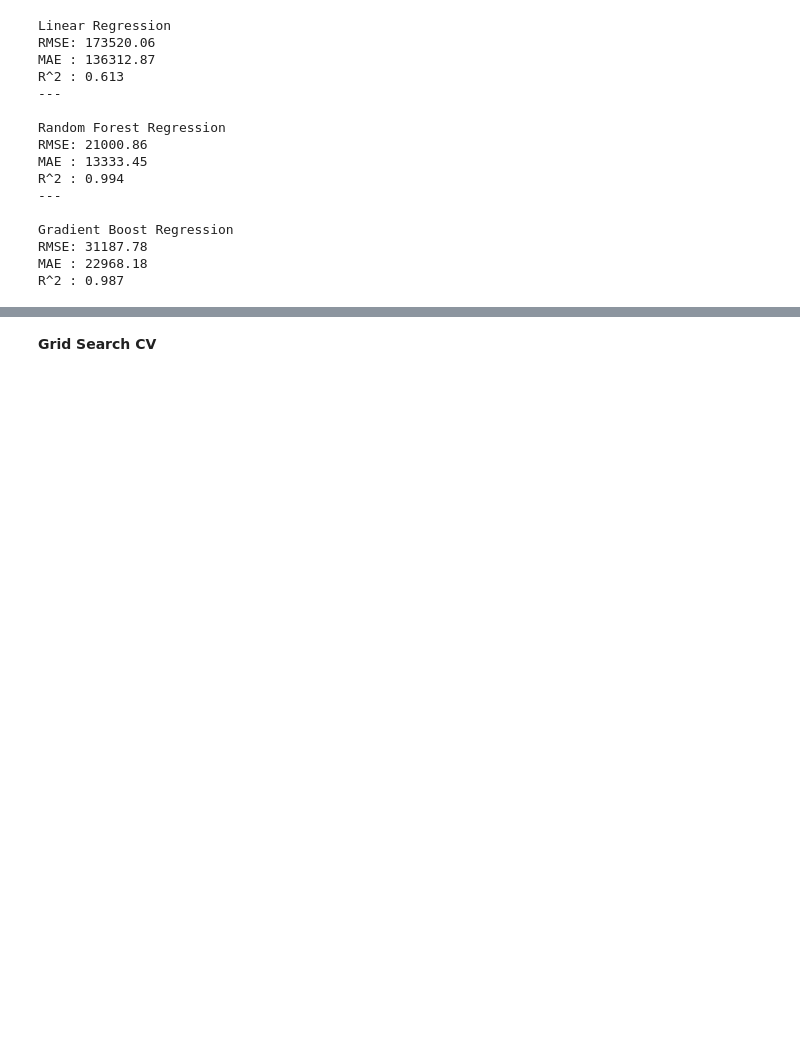
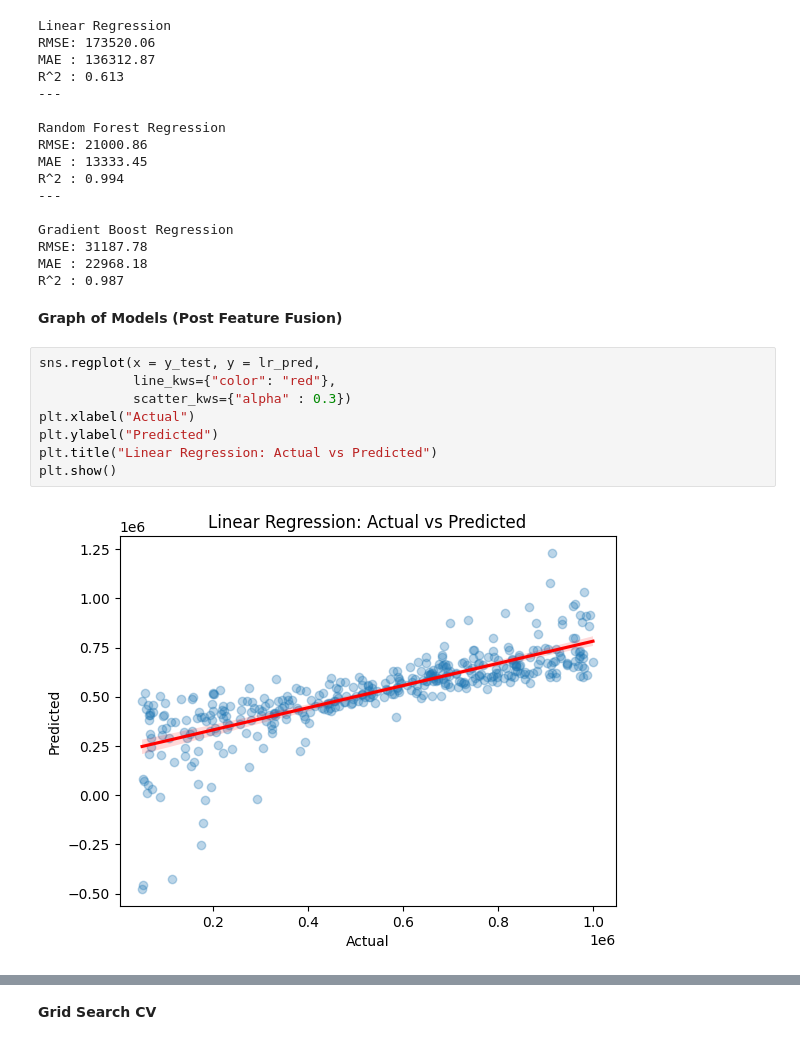
Before and after one commit to CharlizeCo/house_prices_csc481_project, a Jupyter notebook: house_price_prediction_ml.ipynb, the cells around one changed output, grey strips where cells are left out. Cells and saved outputs as stored; diff of their text form; blank space fills up the shorter version.

```diff
--- a/house_price_prediction_ml.ipynb
+++ b/house_price_prediction_ml.ipynb
@@ -350,3 +352,15 @@ Gradient Boost Regression
 RMSE: 31187.78
 MAE : 22968.18
 R^2 : 0.987
+# %% [markdown]
+**Graph of Models (Post Feature Fusion)**
+# %%
+sns.regplot(x = y_test, y = lr_pred,
+            line_kws={"color": "red"},
+            scatter_kws={"alpha" : 0.3})
+plt.xlabel("Actual")
+plt.ylabel("Predicted")
+plt.title("Linear Regression: Actual vs Predicted")
+plt.show()
+# %% [output]
+[figure, added]
```
Also changed, not shown: parts of 3 cells of this notebook.
